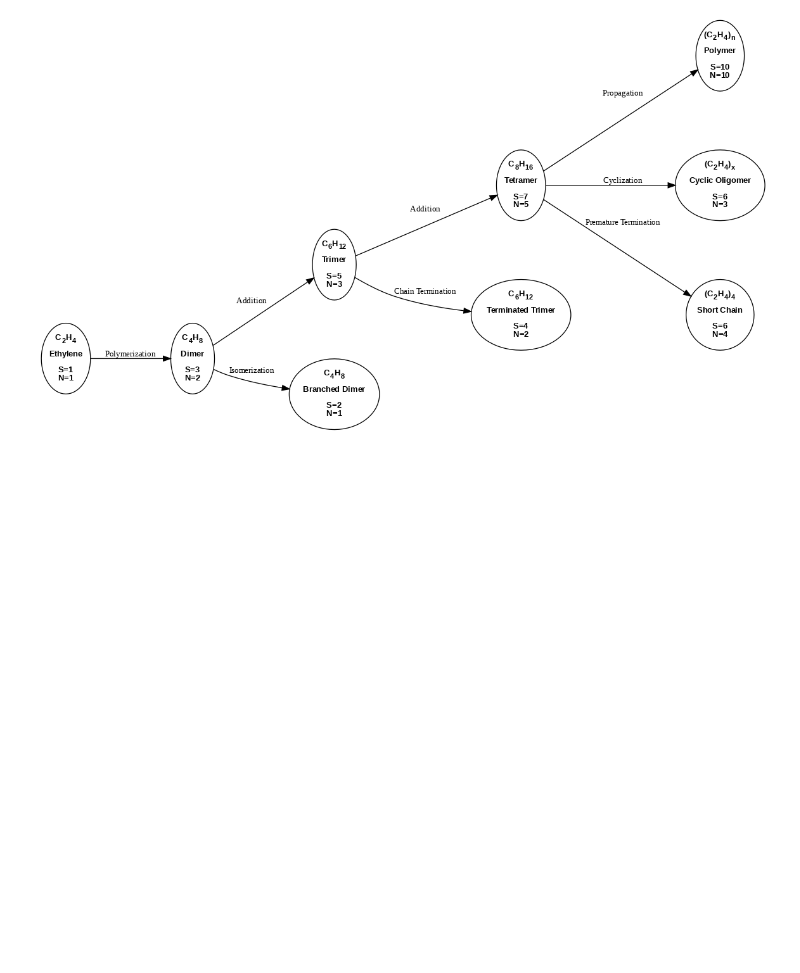
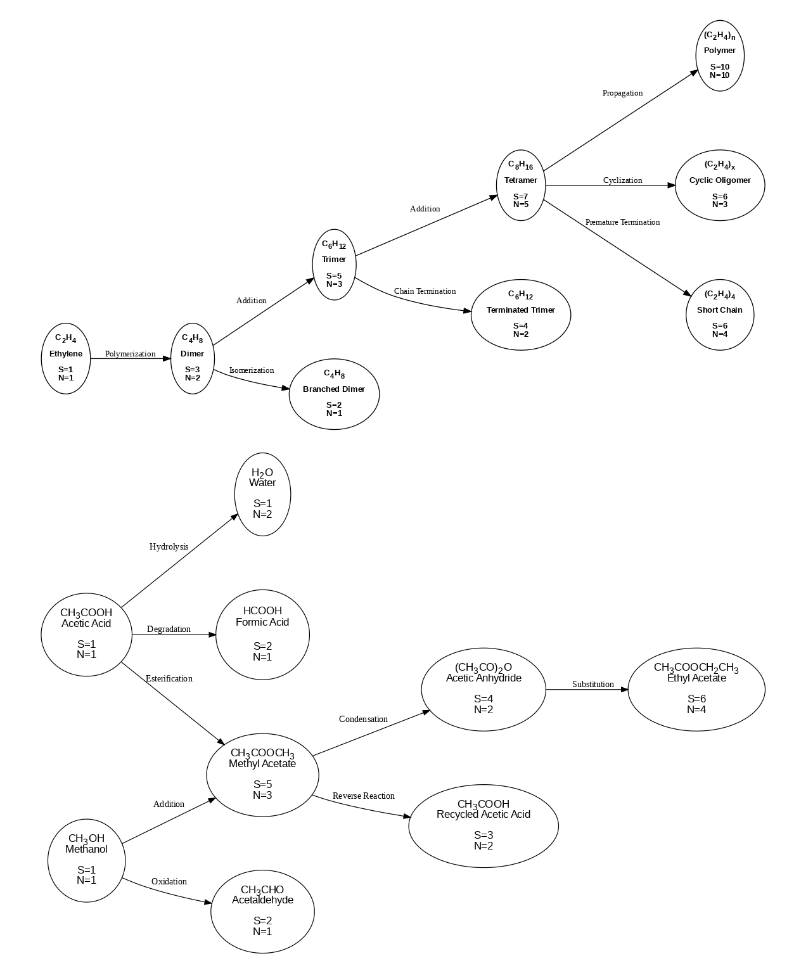
Before and after one commit to danadler-dev/MDPI-Article-2, a Jupyter notebook: ABC_Graphs.ipynb, the cells around one changed output. Drawn from its saved outputs; the diff is of its cells as text; code cells hidden in the pictures; blank space fills up the shorter version.

```diff
--- a/ABC_Graphs.ipynb
+++ b/ABC_Graphs.ipynb
@@ -267,3 +267,54 @@ from IPython.display import Image
 Image('abc_poly.png')
 # %% [output]
 [figure]
+# %%
+dot_content = """
+digraph Esterification_Hydrolysis {
+    rankdir=LR;
+    size="12,10!";
+    nodesep=1.0;
+    node [shape=ellipse, style=filled, fillcolor=white, fontsize=14, fontname="Arial"];
+    edge [color=black, arrowsize=0.9, fontsize=12];
+
+    // Base molecules and intermediates
+    Acetic_Acid [label=<CH<sub>3</sub>COOH<br/>Acetic Acid<br/><br/>S=1<br/>N=1>];
+    Methanol [label=<CH<sub>3</sub>OH<br/>Methanol<br/><br/>S=1<br/>N=1>];
+    Methyl_Acetate [label=<CH<sub>3</sub>COOCH<sub>3</sub><br/>Methyl Acetate<br/><br/>S=5<br/>N=3>];
+    Acetic_Anhydride [label=<(CH<sub>3</sub>CO)<sub>2</sub>O<br/>Acetic Anhydride<br/><br/>S=4<br/>N=2>];
+    Ethyl_Acetate [label=<CH<sub>3</sub>COOCH<sub>2</sub>CH<sub>3</sub><br/>Ethyl Acetate<br/><br/>S=6<br/>N=4>];
+
+    // By-products
+    Water [label=<H<sub>2</sub>O<br/>Water<br/><br/>S=1<br/>N=2>];
+    Formic_Acid [label=<HCOOH<br/>Formic Acid<br/><br/>S=2<br/>N=1>];
+    Acetaldehyde [label=<CH<sub>3</sub>CHO<br/>Acetaldehyde<br/><br/>S=2<br/>N=1>];
+    Acetic_Acid_Regen [label=<CH<sub>3</sub>COOH<br/>Recycled Acetic Acid<br/><br/>S=3<br/>N=2>];
+
+    // Main reaction pathway
+    Acetic_Acid -> Methyl_Acetate [label="Esterification"];
+    Methanol -> Methyl_Acetate [label="Addition"];
+    Methyl_Acetate -> Acetic_Anhydride [label="Condensation"];
+    Acetic_Anhydride -> Ethyl_Acetate [label="Substitution"];
+
+    // Side reactions
+    Acetic_Acid -> Water [label="Hydrolysis"];
+    Acetic_Acid -> Formic_Acid [label="Degradation"];
+    Methanol -> Acetaldehyde [label="Oxidation"];
+    Methyl_Acetate -> Acetic_Acid_Regen [label="Reverse Reaction"];
+}
+
+
+"""
+
+# Write the DOT content to a file
+with open("abc_hydro.dot", "w") as file:
+    file.write(dot_content)
+
+# Install Graphviz and render the DOT file to PNG
+!apt -qqq install graphviz
+!dot -Tpng abc_hydro.dot > abc_hydro.png
+
+# Display the rendered image
+from IPython.display import Image
+Image('abc_hydro.png')
+# %% [output]
+[figure, added]
```
Also changed, not shown: parts of 2 cells of this notebook.
